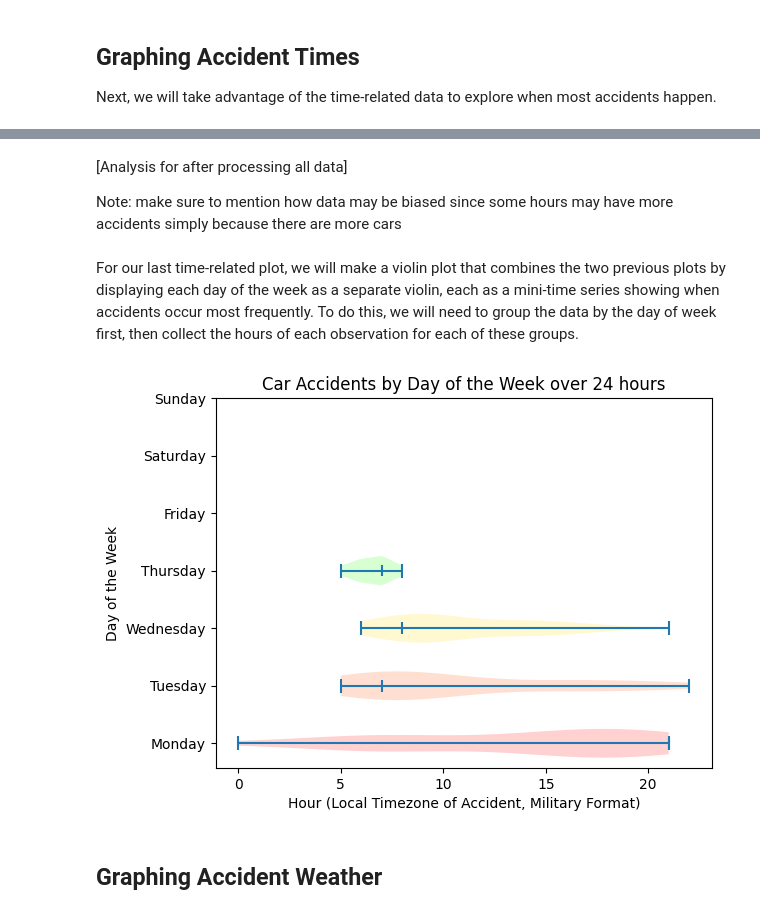
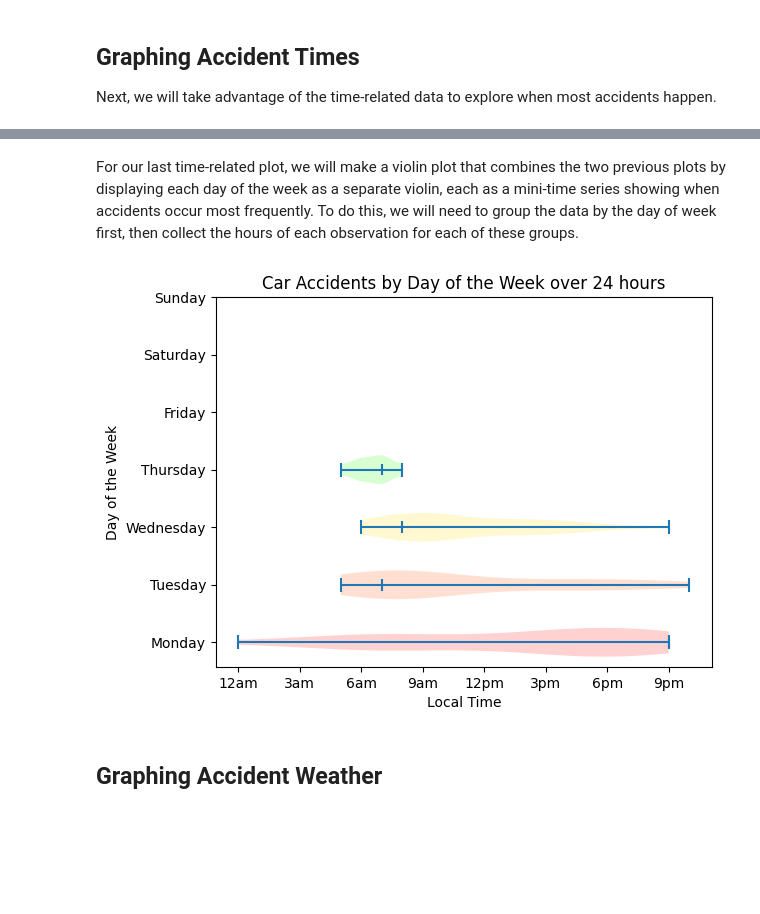
Before and after one commit to kashishpt/CMSC320FinalProject, a Jupyter notebook: main.ipynb, the cells around one changed output, grey strips where cells are left out. Saved outputs shown, nothing was run; the diff lists cells and outputs as text; code cells hidden in the pictures; blank space fills up the shorter version.

Commit message:
time stuff

```diff
--- a/main.ipynb
+++ b/main.ipynb
@@ -29,9 +29,11 @@ import numpy as np
 import pandas as pd
 import matplotlib.pyplot as plt
 import plotly.express as px
+from plotly.subplots import make_subplots
+import plotly.graph_objects as go
 from statistics import mode
 
-data_all = pd.read_csv('./US_Accidents_Dec21_updated.csv', nrows=100)
+data_all = pd.read_csv('./US_Accidents_Dec21_updated.csv', nrows=300)
 # data_all = pd.read_csv('./US_Accidents_Dec21_updated.csv')
 data_all.head()
 # %% [output]
@@ -117,14 +117,0 @@ First, we will explore the frequencies of accidents for each day of the week wit
-# %%
-# # create column in DataFrame that represents the day of the week of each observation as an integer 0-6
-data['Day'] = data['Start_Time'].apply(lambda x: x.dayofweek)
-#
-# # use value_counts() to collect the frequencies of accidents for each day
-# days_freqs = data['Day'].value_counts()
-#
-# # plot the frequencies on a bar graph, with each bar representing a day of the week
-# plt.bar(x=days_freqs.index, height=days_freqs, width=0.4)
-# plt.xticks(ticks=[0, 1, 2, 3, 4, 5, 6], labels=["Monday", "Tuesday", "Wednesday", "Thursday", "Friday", "Saturday", "Sunday"], rotation=45)
-# plt.title("Frequencies of Car Accidents")
-# plt.ylabel("Number of Accidents")
-# plt.xlabel("Day of the week")
-# plt.show()
@@ -150,4 +117,0 @@ data['Hour'] = data['Start_Time'].apply(lambda x: x.hour)
-# %% [markdown]
-[Analysis for after processing all data]
-
-Note: make sure to mention how data may be biased since some hours may have more accidents simply because there are more cars
@@ -156,32 +160,33 @@ For our last time-related plot, we will make a violin plot that combines the two
 # %%
 # not sure if this will be useful but ima do it bc why not
 
 # create a list of lists with each inner list representing a different day of the week that contains the hours that an accident occurs
 grouped_by_day = data.groupby(by='Day')
 hour_foreach_day = grouped_by_day.apply(lambda x: x['Hour'].tolist()).tolist()
 
-# create the barebones plot
+# create the violin plot
 fig, ax = plt.subplots()
 violins = ax.violinplot(dataset=hour_foreach_day, positions=range(len(hour_foreach_day)), vert=False)
 
 # add lines marking the mode for each day, representing the time where most accidents happen
 bodies = violins['bodies']
 modes = [mode(x) for x in hour_foreach_day]
 ax.vlines(modes, list(map(lambda x: x-0.1, range(len(bodies)))), list(map(lambda x: x+0.1, range(len(bodies)))))
 
 # add colors to help differentiate each violin
 colors = ["#ff6969", "#ff9869", "#ffeb69", "#7fff69", "#69c8ff", "#9669ff", "#ff69c5"]
 for i in range(len(bodies)):
     bodies[i].set_facecolor(colors[i])
 
 # add labels to plot
 plt.yticks(ticks=[0, 1, 2, 3, 4, 5, 6], labels=["Monday", "Tuesday", "Wednesday", "Thursday", "Friday", "Saturday", "Sunday"])
 plt.title("Car Accidents by Day of the Week over 24 hours")
-plt.xlabel("Hour (Local Timezone of Accident, Military Format)")
+plt.xlabel("Local Time")
 plt.ylabel("Day of the Week")
+plt.xticks(ticks=[0, 3, 6, 9, 12, 15, 18, 21], labels=["12am", "3am", "6am", "9am", "12pm", "3pm", "6pm", "9pm"])
 plt.show()
 # %% [output]
-[figure, old version]
+[figure, new version]
 # %% [markdown]
 ## Graphing Accident Weather
 # %% [markdown]
```
Also changed, not shown: parts of 7 cells of this notebook.
